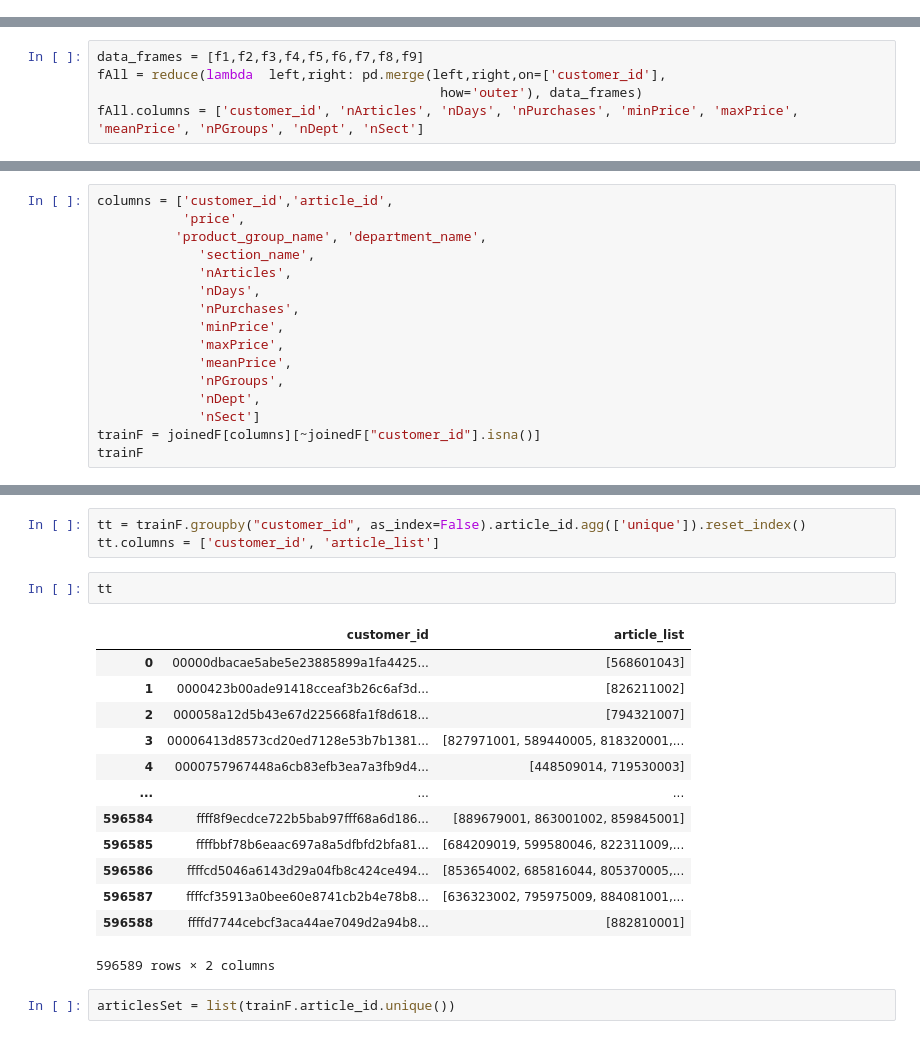
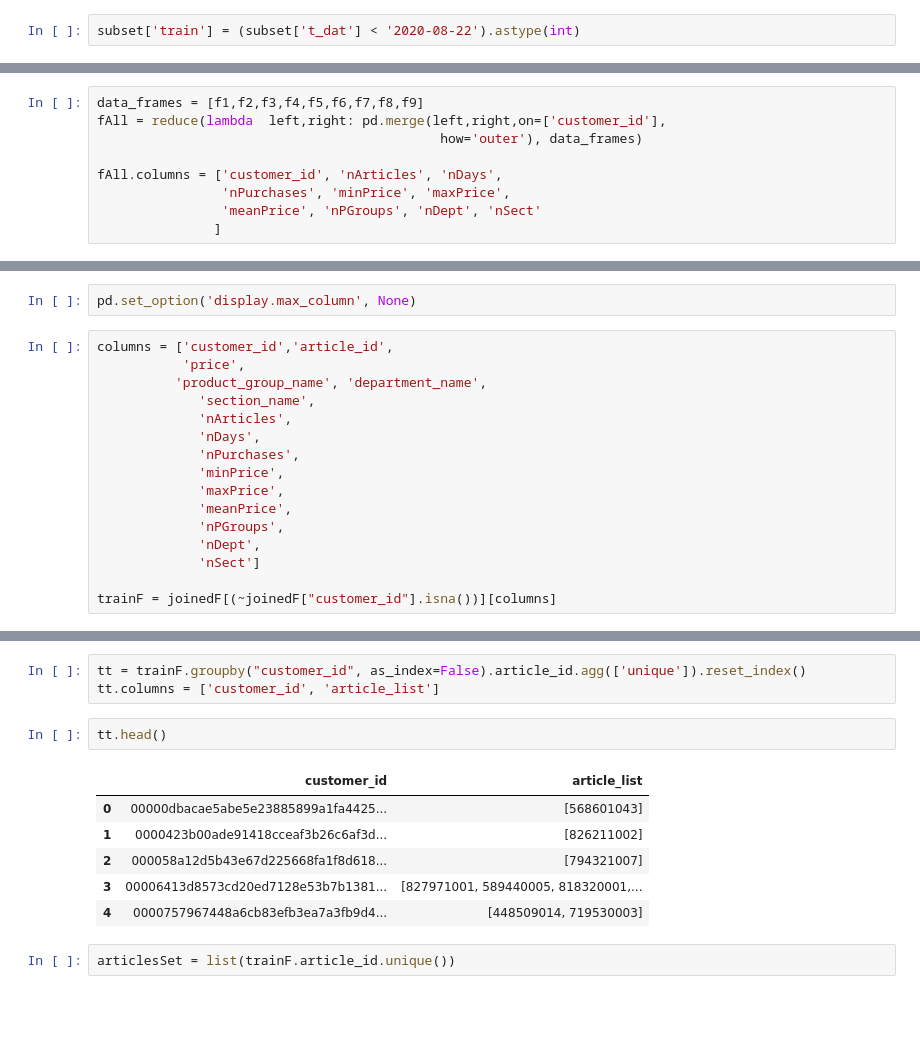
Before and after one commit to mibarguen/recommendations-at-scale, a Jupyter notebook: notebooks/week2_multiTask_Bandit_final.ipynb, the cells around one changed output, grey strips where cells are left out. Saved outputs shown, nothing was run; the diff lists cells and outputs as text; blank space fills up the shorter version.

```diff
--- a/notebooks/week2_multiTask_Bandit_final.ipynb
+++ b/notebooks/week2_multiTask_Bandit_final.ipynb
@@ -101,0 +90,2 @@ See the caveats in the documentation: https://pandas.pydata.org/pandas-docs/stab
+# %%
+subset['train'] = (subset['t_dat'] < '2020-08-22').astype(int)
@@ -115,13 +111,19 @@ f9 = joined.groupby("customer_id", as_index=False).section_name.nunique() #num u
 data_frames = [f1,f2,f3,f4,f5,f6,f7,f8,f9]
 fAll = reduce(lambda  left,right: pd.merge(left,right,on=['customer_id'],
                                             how='outer'), data_frames)
-fAll.columns = ['customer_id', 'nArticles', 'nDays', 'nPurchases', 'minPrice', 'maxPrice', 'meanPrice', 'nPGroups', 'nDept', 'nSect']
+
+fAll.columns = ['customer_id', 'nArticles', 'nDays',
+                'nPurchases', 'minPrice', 'maxPrice',
+                'meanPrice', 'nPGroups', 'nDept', 'nSect'
+               ]
 # %%
 joinedF = pd.merge(joined, fAll, on='customer_id', how='outer')
 # %%
 print(list(joinedF))
 # %% [output]
 ['t_dat', 'customer_id', 'article_id', 'price', 'sales_channel_id', 'train', 'product_code', 'prod_name', 'product_type_no', 'product_type_name', 'product_group_name', 'graphical_appearance_no', 'grap ...
+# %%
+pd.set_option('display.max_column', None)
 # %%
 columns = ['customer_id','article_id',
            'price',
@@ -136,5 +138,5 @@ columns = ['customer_id','article_id',
              'nPGroups',
              'nDept',
              'nSect']
-trainF = joinedF[columns][~joinedF["customer_id"].isna()]
-trainF
+
+trainF = joinedF[(~joinedF["customer_id"].isna())][columns]
@@ -167,21 +155,14 @@ In this project, we will go ahead with the random sampling strategy.
 tt = trainF.groupby("customer_id", as_index=False).article_id.agg(['unique']).reset_index()
 tt.columns = ['customer_id', 'article_list']
 # %%
-tt
+tt.head()
 # %% [output]
 |  | customer_id | article_list |
 | 0 | 00000dbacae5abe5e23885899a1fa4425... | [568601043] |
 | 1 | 0000423b00ade91418cceaf3b26c6af3d... | [826211002] |
 | 2 | 000058a12d5b43e67d225668fa1f8d618... | [794321007] |
 | 3 | 00006413d8573cd20ed7128e53b7b1381... | [827971001, 589440005, 818320001,... |
 | 4 | 0000757967448a6cb83efb3ea7a3fb9d4... | [448509014, 719530003] |
-| ... | ... | ... |
-| 596584 | ffff8f9ecdce722b5bab97fff68a6d186... | [889679001, 863001002, 859845001] |
-| 596585 | ffffbbf78b6eaac697a8a5dfbfd2bfa81... | [684209019, 599580046, 822311009,... |
-| 596586 | ffffcd5046a6143d29a04fb8c424ce494... | [853654002, 685816044, 805370005,... |
-| 596587 | ffffcf35913a0bee60e8741cb2b4e78b8... | [636323002, 795975009, 884081001,... |
-| 596588 | ffffd7744cebcf3aca44ae7049d2a94b8... | [882810001] |
-596589 rows × 2 columns
 # %%
 articlesSet = list(trainF.article_id.unique())
 # %%
```
Also changed, not shown: parts of 42 cells of this notebook, 1 other file.
